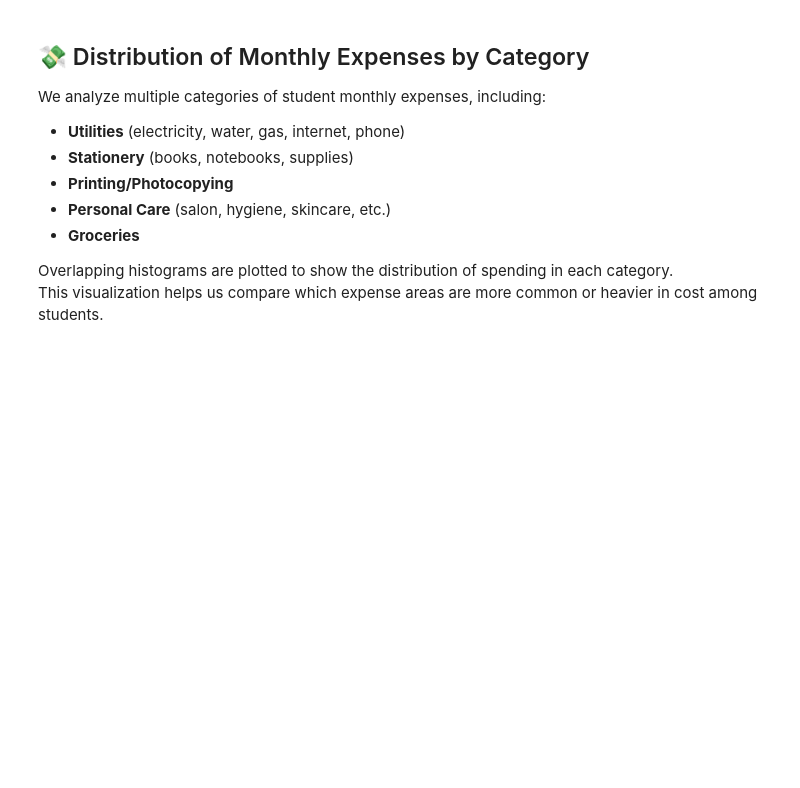
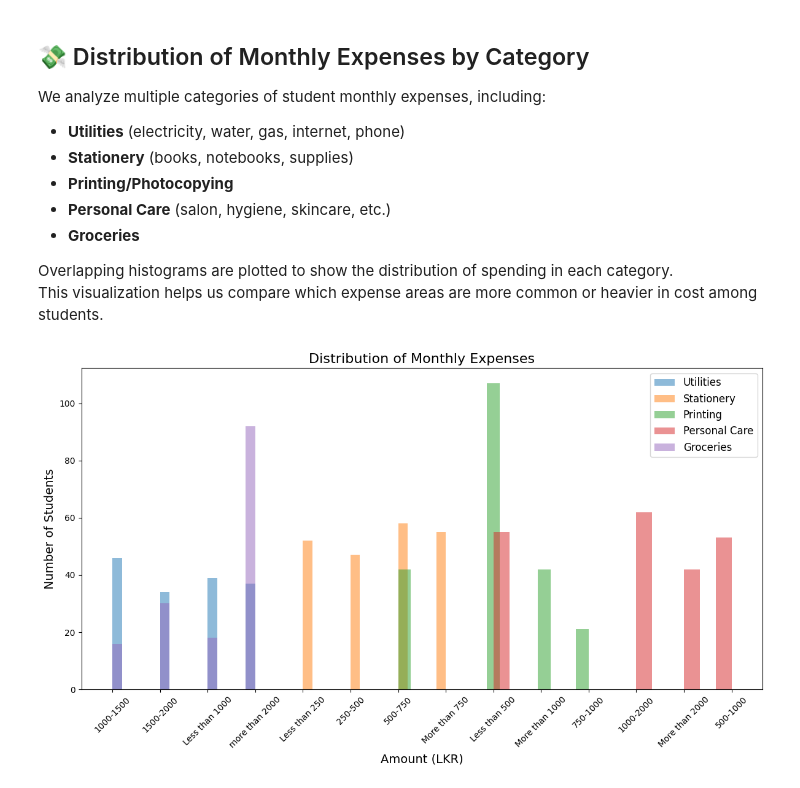
Before and after one commit to ComputerScienceSJP/SDI-PROJECT-group-04, a Jupyter notebook: Code/code.ipynb, the cells around one changed output. Cells and saved outputs as stored; diff of their text form; code cells hidden in the pictures; blank space fills up the shorter version.

Commit message:
update code for monthly expenses

```diff
--- a/Code/code.ipynb
+++ b/Code/code.ipynb
@@ -209,3 +209,28 @@ We analyze multiple categories of student monthly expenses, including:
 
 Overlapping histograms are plotted to show the distribution of spending in each category.
 This visualization helps us compare which expense areas are more common or heavier in cost among students.
+# %%
+import matplotlib.pyplot as plt
+
+plt.figure(figsize=(12,7))  # Increase figure size
+
+# Plot histograms
+plt.hist(df["utilities"].dropna(), bins=15, alpha=0.5, label="Utilities")
+plt.hist(df["stationery"].dropna(), bins=15, alpha=0.5, label="Stationery")
+plt.hist(df["printing"].dropna(), bins=15, alpha=0.5, label="Printing")
+plt.hist(df["personal_care"].dropna(), bins=15, alpha=0.5, label="Personal Care")
+plt.hist(df["groceries"].dropna(), bins=15, alpha=0.5, label="Groceries")
+
+# Titles and labels
+plt.title("Distribution of Monthly Expenses", fontsize=16)
+plt.xlabel("Amount (LKR)", fontsize=14)
+plt.ylabel("Number of Students", fontsize=14)
+
+# Rotate x-axis labels
+plt.xticks(rotation=45)  # Rotate 45 degrees
+
+plt.legend(fontsize=12)
+plt.tight_layout()  # Adjust layout so nothing overlaps
+plt.show()
+# %% [output]
+[figure, added]
```
